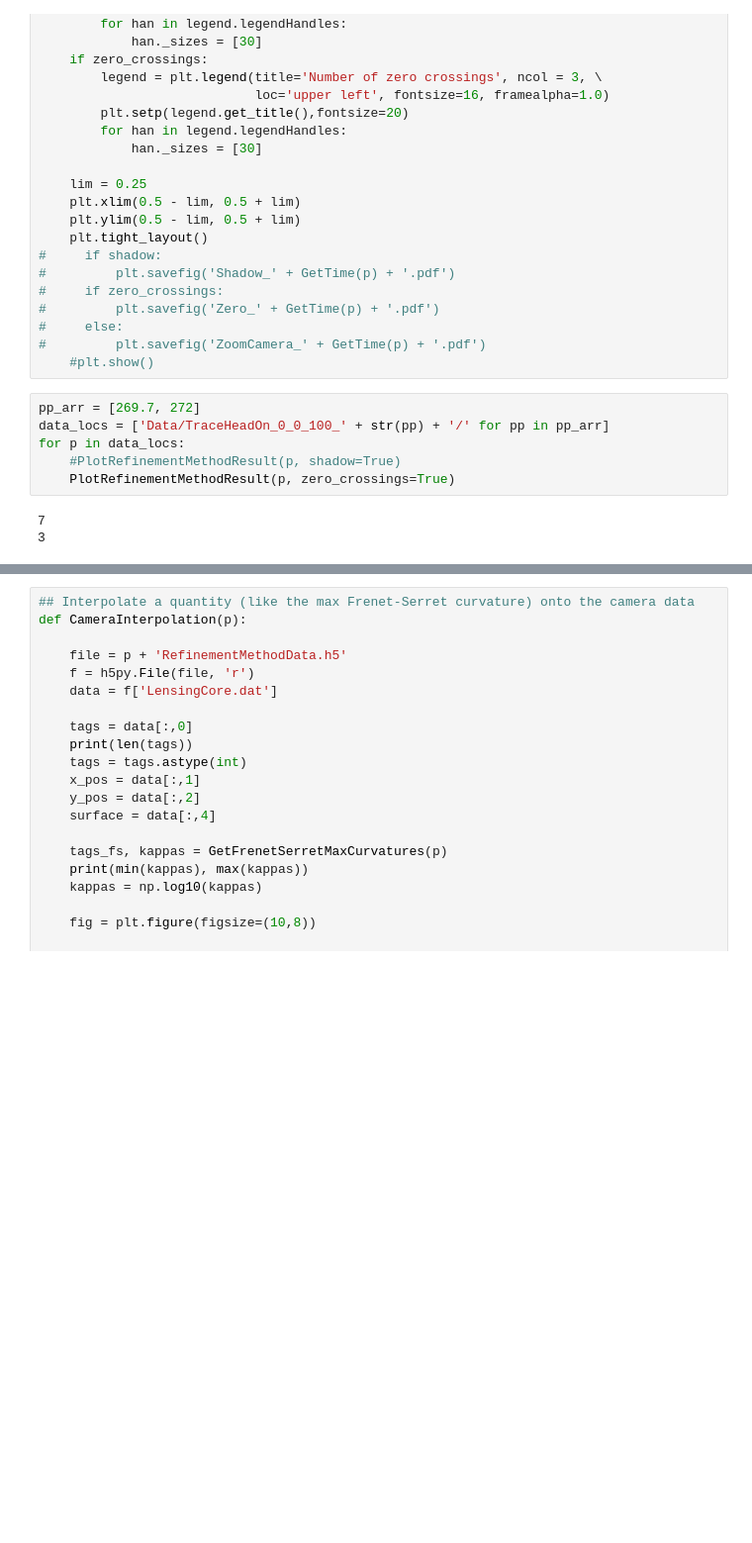
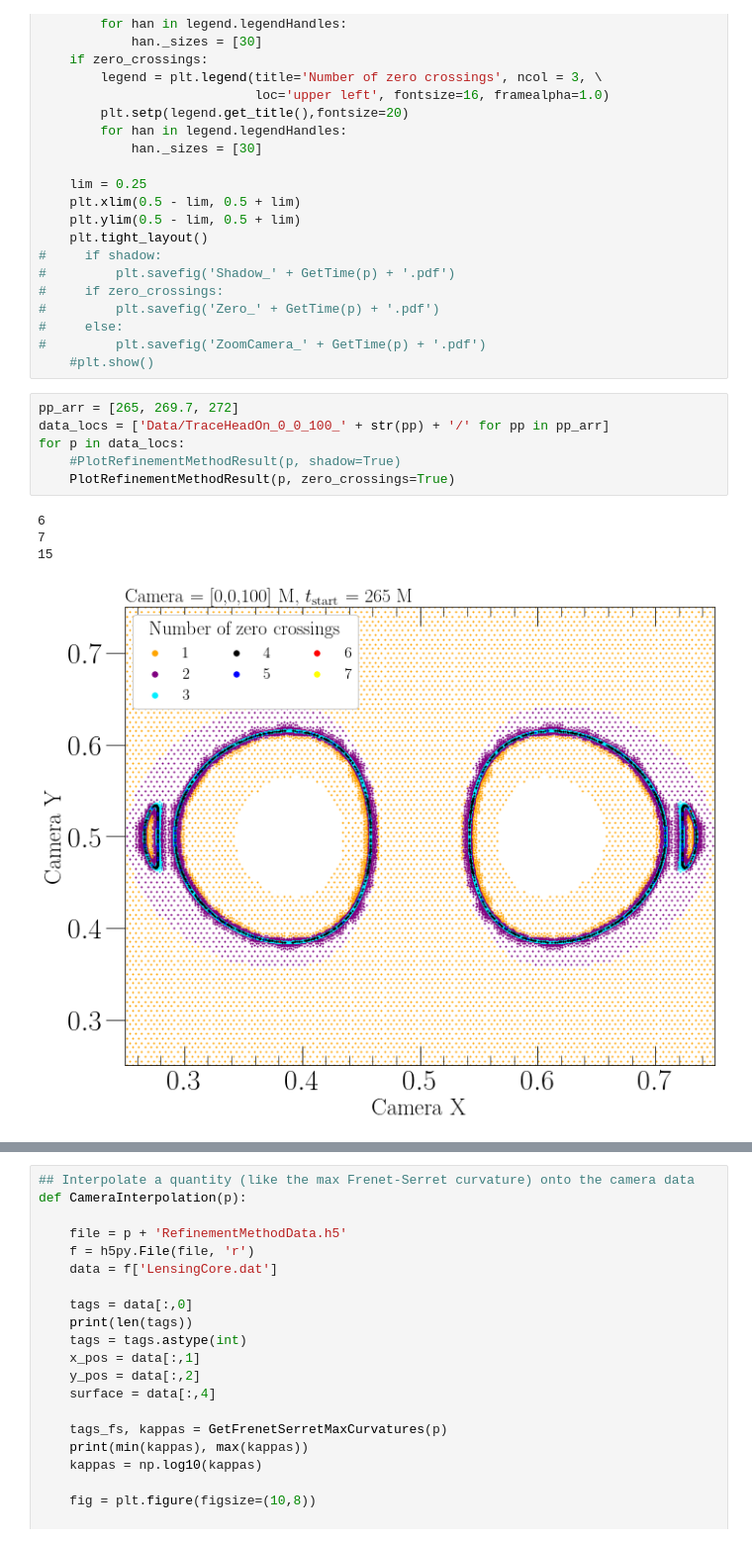
Before and after one commit to mariaokounkova/TracingMerger, a Jupyter notebook: InterestingLoops.ipynb, the cells around one changed output, grey strips where cells are left out. Shown at 99% size. Saved outputs shown, nothing was run; the diff lists cells and outputs as text; blank space fills up the shorter version.

```diff
--- a/InterestingLoops.ipynb
+++ b/InterestingLoops.ipynb
@@ -575,11 +581,13 @@ def PlotRefinementMethodResult(p, shadow=False, zero_crossings=False):
 #         plt.savefig('ZoomCamera_' + GetTime(p) + '.pdf')
     #plt.show()
 # %%
-pp_arr = [269.7, 272]
+pp_arr = [265, 269.7, 272]
 data_locs = ['Data/TraceHeadOn_0_0_100_' + str(pp) + '/' for pp in pp_arr]
 for p in data_locs:
     #PlotRefinementMethodResult(p, shadow=True)
     PlotRefinementMethodResult(p, zero_crossings=True)
 # %% [output]
+6
 7
-3
+15
+[figure, added]
```
Also changed, not shown: parts of 7 cells of this notebook.
